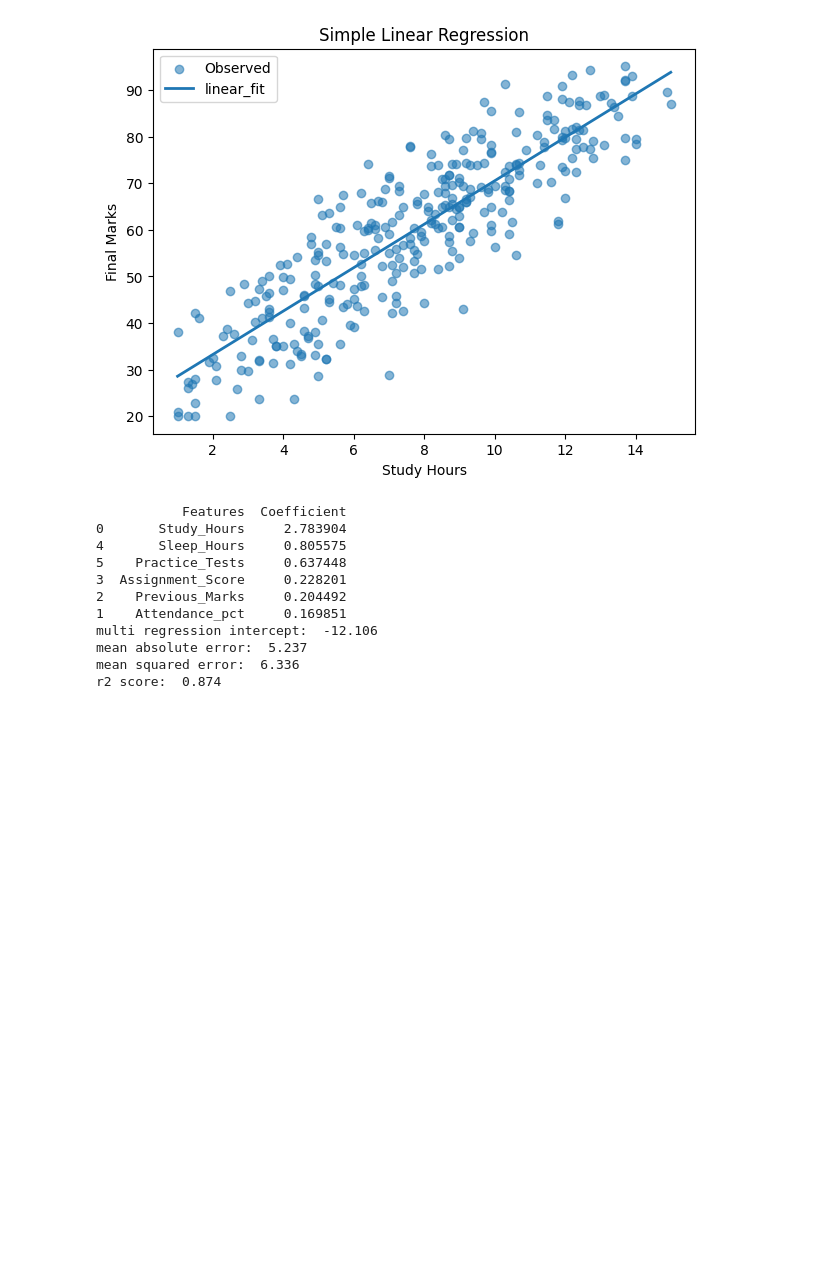
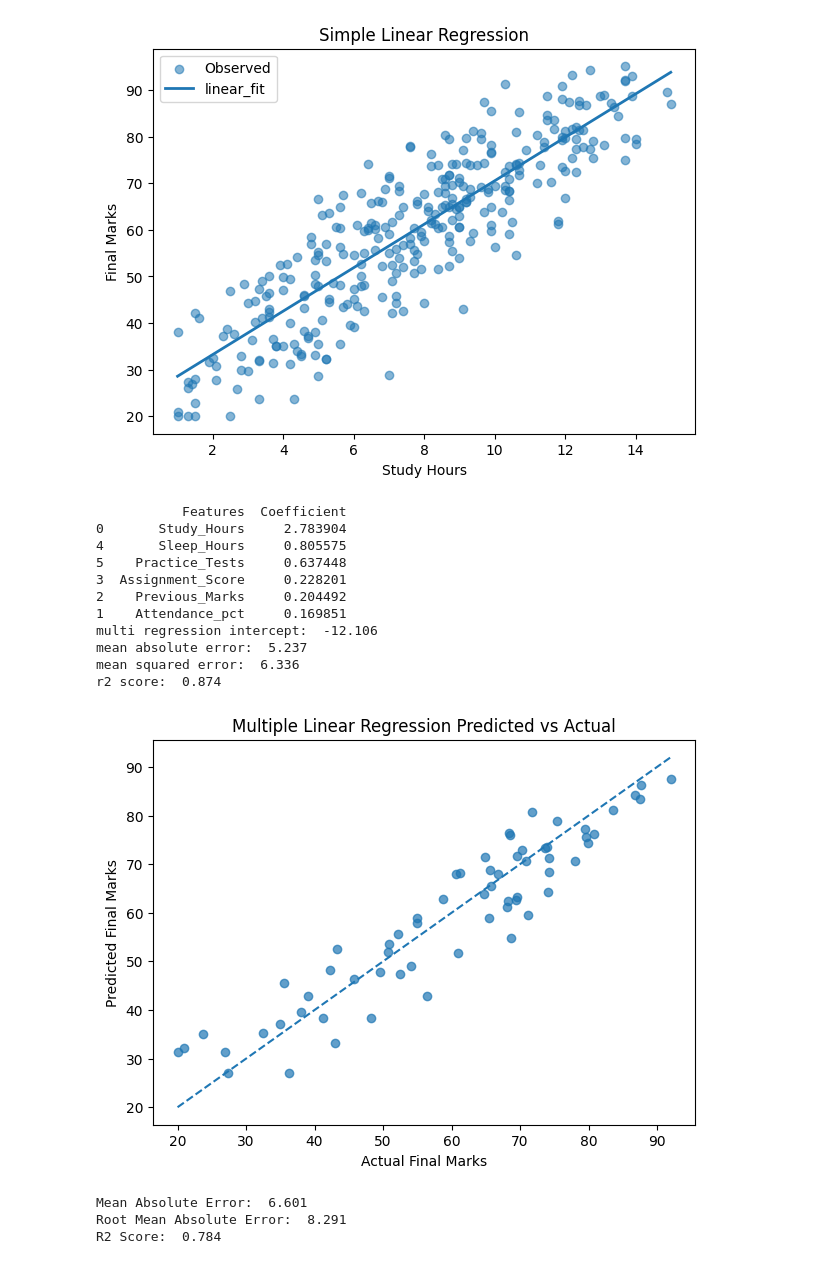
Before and after one commit to Abdullah25r/ML-Spaces, a Jupyter notebook: scikit-learn.ipynb, the cells around one changed output. Saved outputs shown, nothing was run; the diff lists cells and outputs as text; code cells hidden in the pictures; blank space fills up the shorter version.

```diff
--- a/scikit-learn.ipynb
+++ b/scikit-learn.ipynb
@@ -146,3 +146,30 @@ mean squared error:  6.336
 r2 score:  0.874
 # %%
 #plotting
+plt.scatter(Y_test, y_predict_multi,alpha=0.7)
+limit = [min(Y_test.min(), y_predict_multi.min()), max(Y_test.max(), y_predict_multi.max())]
+
+plt.plot(limit, limit, '--')
+plt.xlabel('Actual Final Marks')
+plt.ylabel('Predicted Final Marks')
+plt.title('Multiple Linear Regression Predicted vs Actual')
+plt.show()
+# %% [output]
+[figure, added]
+# %%
+#polynomial regression
+poly_reg = make_pipeline(
+    PolynomialFeatures(degree=2, include_bias=False),
+    LinearRegression()
+)
+poly_reg.fit(x_train, y_train)
+
+y_poly_predict = poly_reg.predict(x_test)
+# now calculating the error
+print('Mean Absolute Error: ', round(mean_absolute_error(y_test, y_poly_predict),3))
+print('Root Mean Absolute Error: ', round(root_mean_squared_error(y_test, y_poly_predict),3))
+print('R2 Score: ', round(r2_score(y_test, y_poly_predict), 3))
+# %% [output]
+Mean Absolute Error:  6.601
+Root Mean Absolute Error:  8.291
+R2 Score:  0.784
```
Also changed, not shown: parts of 3 cells of this notebook.
